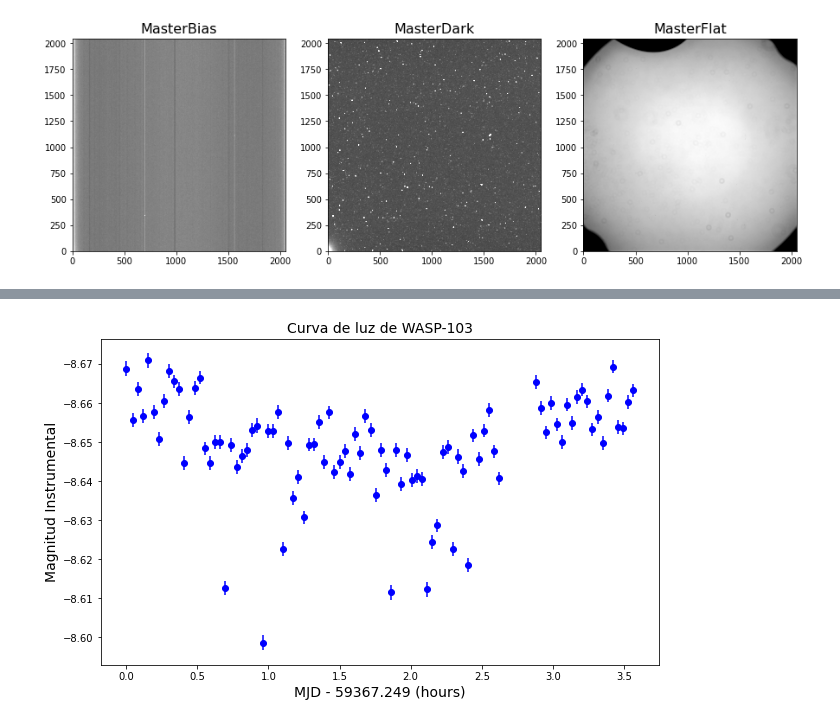
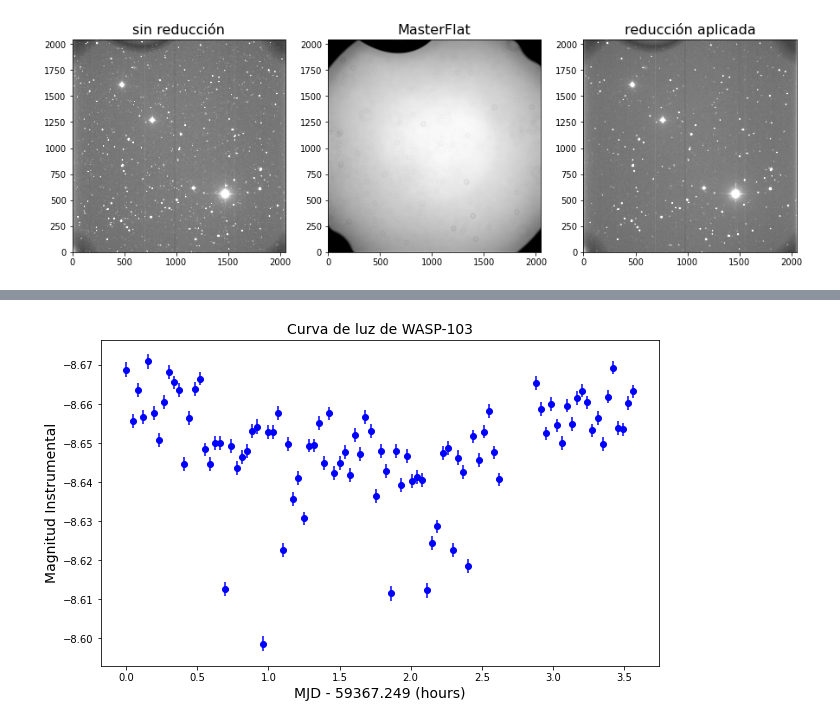
Before and after one commit to tanaxer01/DHA1001_Transito, a Jupyter notebook: Informe.ipynb, the cells around one changed output, grey strips where cells are left out. Saved outputs shown, nothing was run; the diff lists cells and outputs as text; code cells hidden in the pictures.

```diff
--- a/Informe.ipynb
+++ b/Informe.ipynb
@@ -40,17 +66,14 @@ crear_masterdark(dark_stuff, nombre_dark="MasterDark.fits",
 # %%
-# se resta el bias y el dark y se calcula la mediana
-crear_masterflat(flat_stuff,
-                 nombre_flat="MasterFlat.fits",
-                 nombre_dark="MasterDark.fits",
-                 nombre_bias="MasterBias.fits",
-                 directorio_imagenes_originales= data_loc+"wasp103_raw",
-                 directorio_imagenes_reducidas= data_loc+"wasp103_red",
-                 recalcular= recalc)
+# se resta el bias y el dark y se calcula la mediana de las fotos FLAT
+crear_masterflat(flat_stuff,"MasterFlat.fits","MasterDark.fits","MasterBias.fits",data_loc+"wasp103_raw",data_loc+"wasp103_red",recalc)
+
+#calculamos y visualizamos que tal se ve esta reducción
+
+reducir_imagenes_ciencia(waw_science,'soloFlat',True,None,None,"MasterFlat.fits",data_loc+"wasp103_raw",data_loc+"wasp103_red",recalc)
+plt.figure(figsize=(15,10))
+agregar_imagen( plt.subplot(1,3,1), data_loc+"wasp103_raw/00000072.fit", titulo="sin reducción")
+agregar_imagen( plt.subplot(1,3,2), data_loc+"wasp103_red/MasterFlat.fits", titulo="MasterFlat")
+agregar_imagen( plt.subplot(1,3,3), data_loc+"wasp103_red/soloFlat_00000072.fit", titulo="reducción aplicada")
+# %% [output]
+[figure, added]
-# %%
-main = plt.figure(figsize=(15,10))
-agregar_imagen( plt.subplot(1,3,1), data_loc+"wasp103_red/MasterBias.fits", titulo="MasterBias")
-agregar_imagen( plt.subplot(1,3,2), data_loc+"wasp103_red/MasterDark.fits", titulo="MasterDark")
-agregar_imagen( plt.subplot(1,3,3), data_loc+"wasp103_red/MasterFlat.fits", titulo="MasterFlat")
-# %% [output]
-[figure, removed]
 # %%
```
Also changed, not shown: parts of 13 cells of this notebook.
